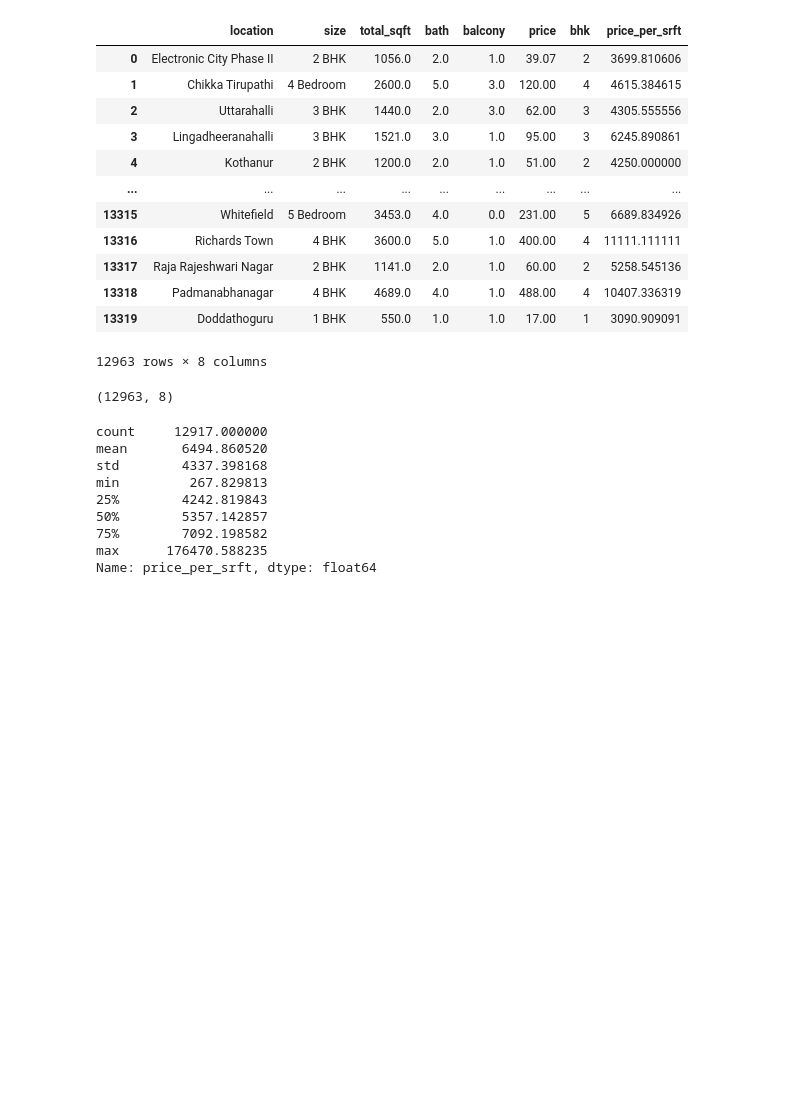
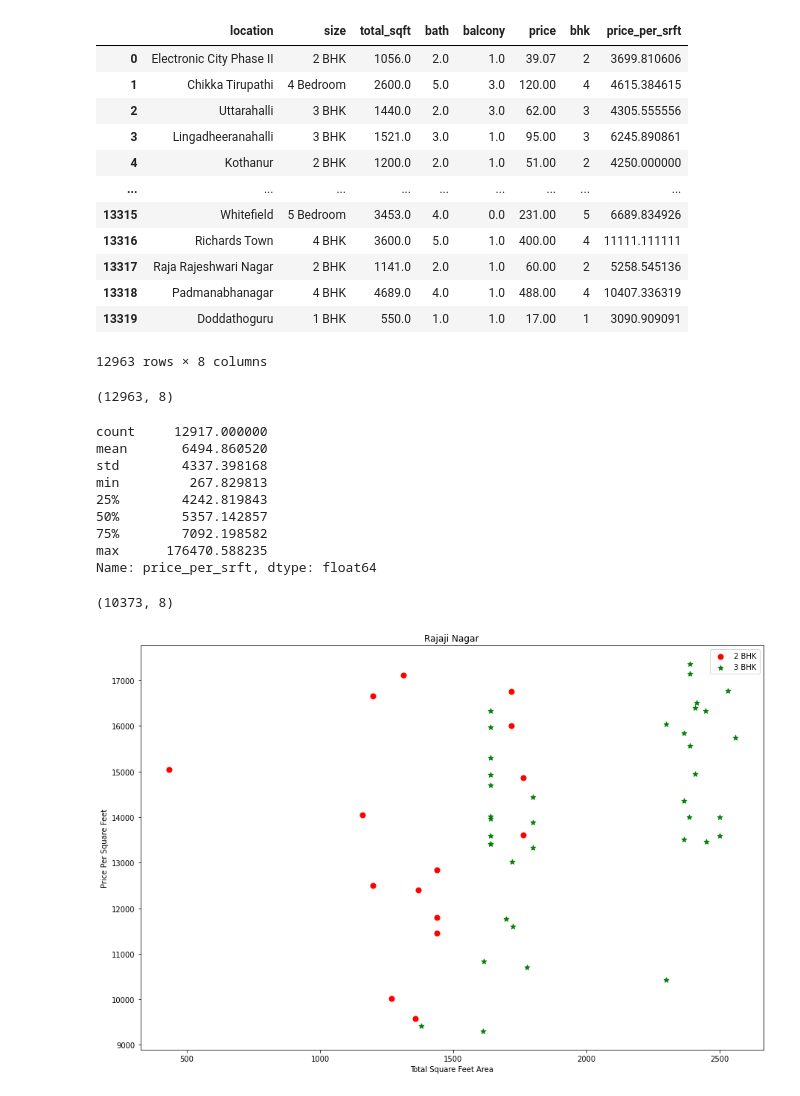
Before and after one commit to pandeydevendra/python_dev, a Jupyter notebook: ds_ml/ds/banglore_home_price_api/bhm_price_prediction_api.ipynb, the cells around one changed output. Cells and saved outputs as stored; diff of their text form; code cells hidden in the pictures; blank space fills up the shorter version.

Commit message:
ml bhm price predcition server model (#146)

```diff
--- a/ds_ml/ds/banglore_home_price_api/bhm_price_prediction_api.ipynb
+++ b/ds_ml/ds/banglore_home_price_api/bhm_price_prediction_api.ipynb
@@ -513,0 +525,33 @@ def remove_pps_outliers(df):
+# %%
+def remove_pps_outliers(df):
+    df_out = pd.DataFrame()
+    for key, sub_df in df.groupby('location'):
+        m = np.mean(sub_df.price_per_srft)
+        sd = np.std(sub_df.price_per_srft)
+        reduced_df = sub_df[(sub_df.price_per_srft>(m-sd)) & (sub_df.price_per_srft<=(m+sd))]
+        df_out = pd.concat([df_out, reduced_df], ignore_index = True)
+    return df_out
+# %%
+df5 = remove_pps_outliers(df4)
+# %%
+df5.shape
+# %% [output]
+(10373, 8)
+# %%
+df5.rename({'price_per_srft':'price_per_sqft'}, axis = 1, inplace = True)
+# %%
+import matplotlib
+def plot_scatter_chart(df, location):
+    bhk2 = df[(df.location==location) & (df.bhk==2)]
+    bhk3 = df[(df.location==location) & (df.bhk==3)]
+    matplotlib.rcParams['figure.figsize'] = (15,10)
+    plt.scatter(bhk2.total_sqft, bhk2.price_per_sqft, marker = 'o', color = 'r', label = '2 BHK', s = 50)
+    plt.scatter(bhk3.total_sqft, bhk3.price_per_sqft, marker = '*', color = 'g', label = '3 BHK', s = 50)
+    plt.xlabel("Total Square Feet Area")
+    plt.ylabel("Price Per Square Feet")
+    plt.title(location)
+    plt.legend()
+# %%
+plot_scatter_chart(df5, 'Rajaji Nagar')
+# %% [output]
+[figure, added]
```
Also changed, not shown: parts of 56 cells of this notebook, 13 other files.
